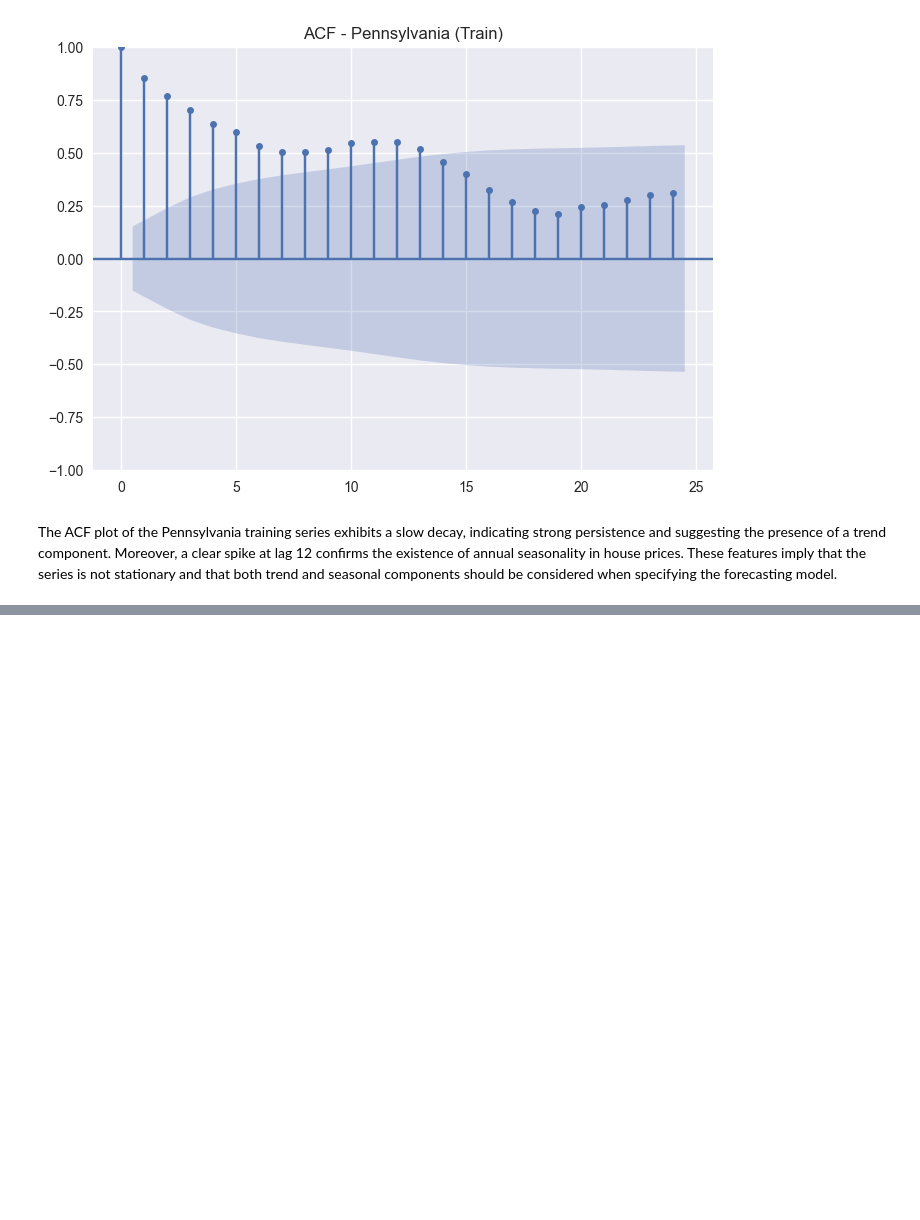
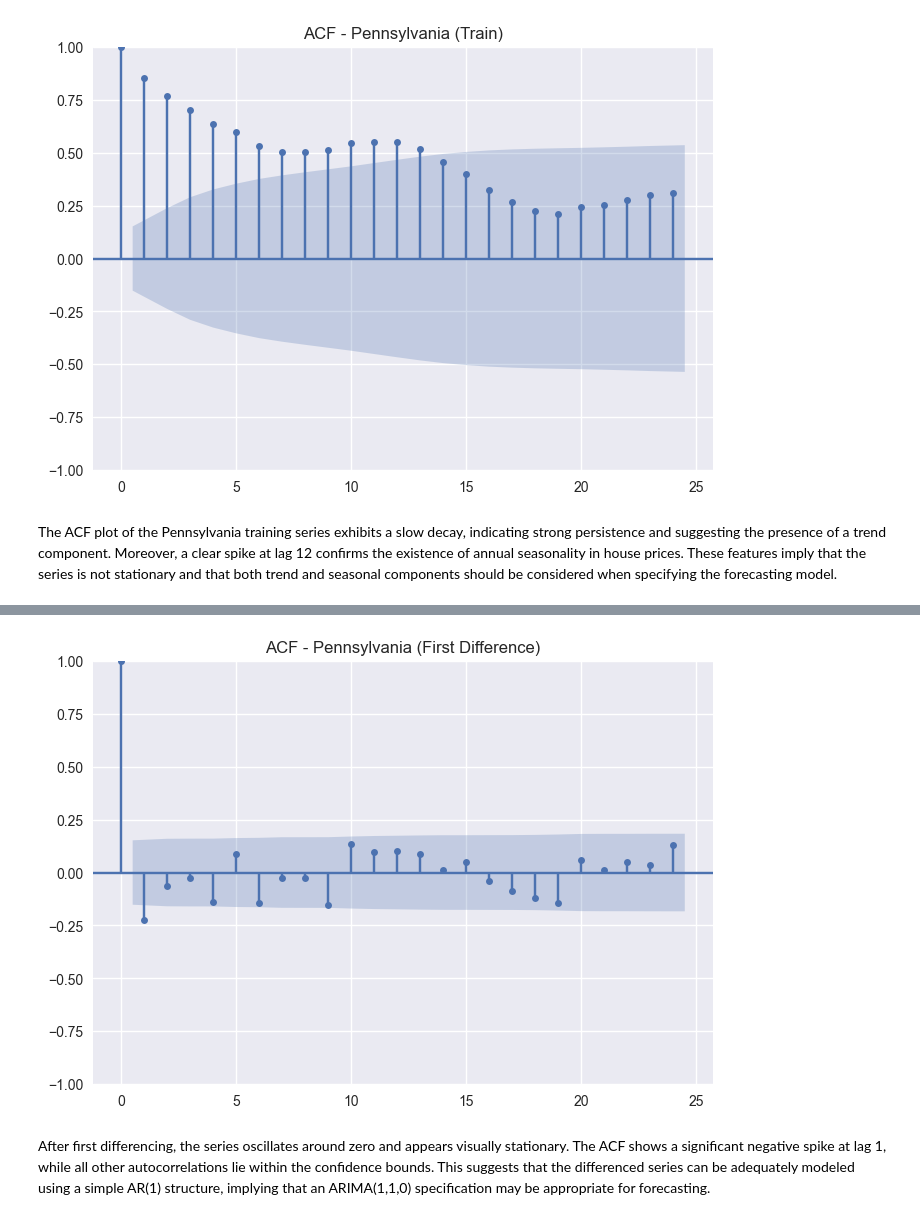
Before and after one commit to alessiogianello/house_pricing_forecast, a Jupyter notebook: main.ipynb, the cells around one changed output, grey strips where cells are left out. Drawn from its saved outputs; the diff is of its cells as text; code cells hidden in the pictures; blank space fills up the shorter version.

```diff
--- a/main.ipynb
+++ b/main.ipynb
@@ -754,0 +781,8 @@ ValueError: Pandas data cast to numpy dtype of object. Check input data with np.
+# %%
+plot_acf(train_diff, lags=24)
+plt.title("ACF - Pennsylvania (First Difference)")
+plt.show()
+# %% [output]
+[figure, added]
+# %% [markdown]
+After first differencing, the series oscillates around zero and appears visually stationary. The ACF shows a significant negative spike at lag 1, while all other autocorrelations lie within the confidence bounds. This suggests that the differenced series can be adequately modeled using a simple AR(1) structure, implying that an ARIMA(1,1,0) specification may be appropriate for forecasting.
```
Also changed, not shown: parts of 9 cells of this notebook.
